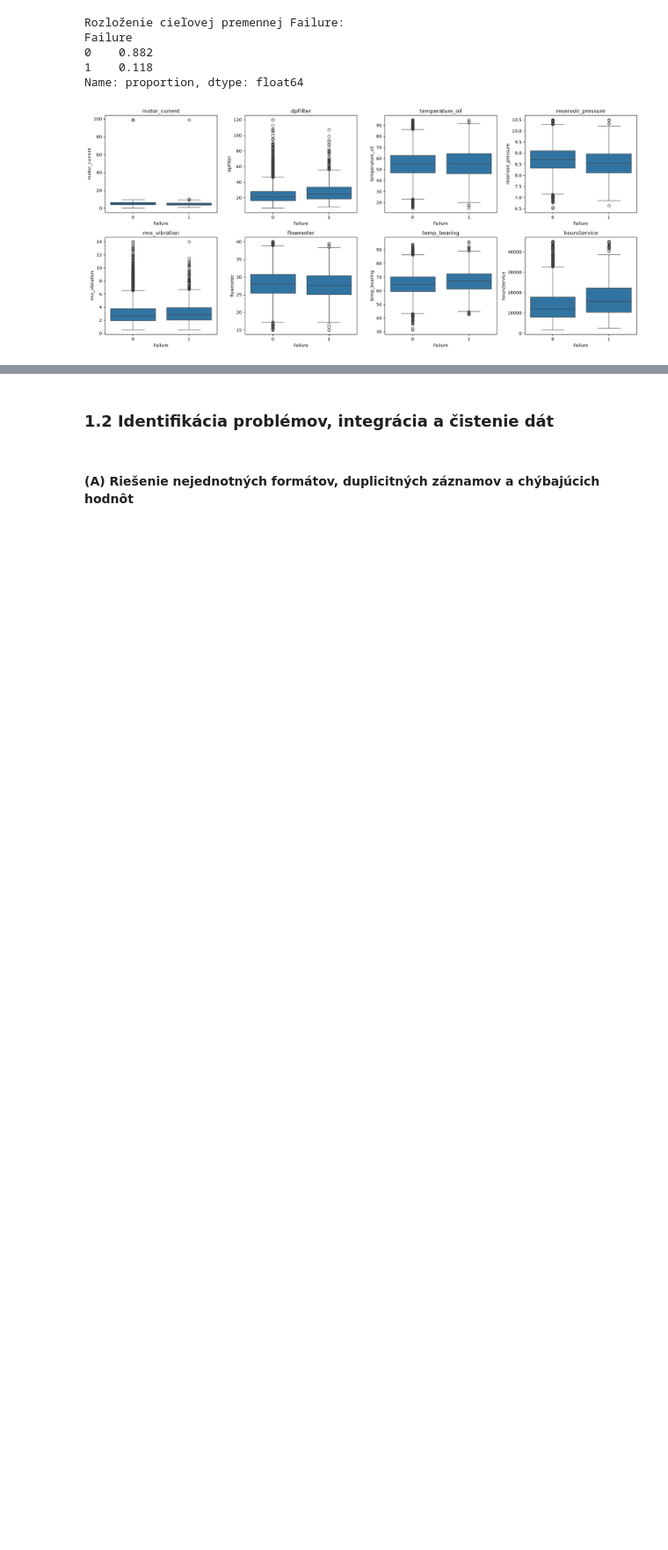
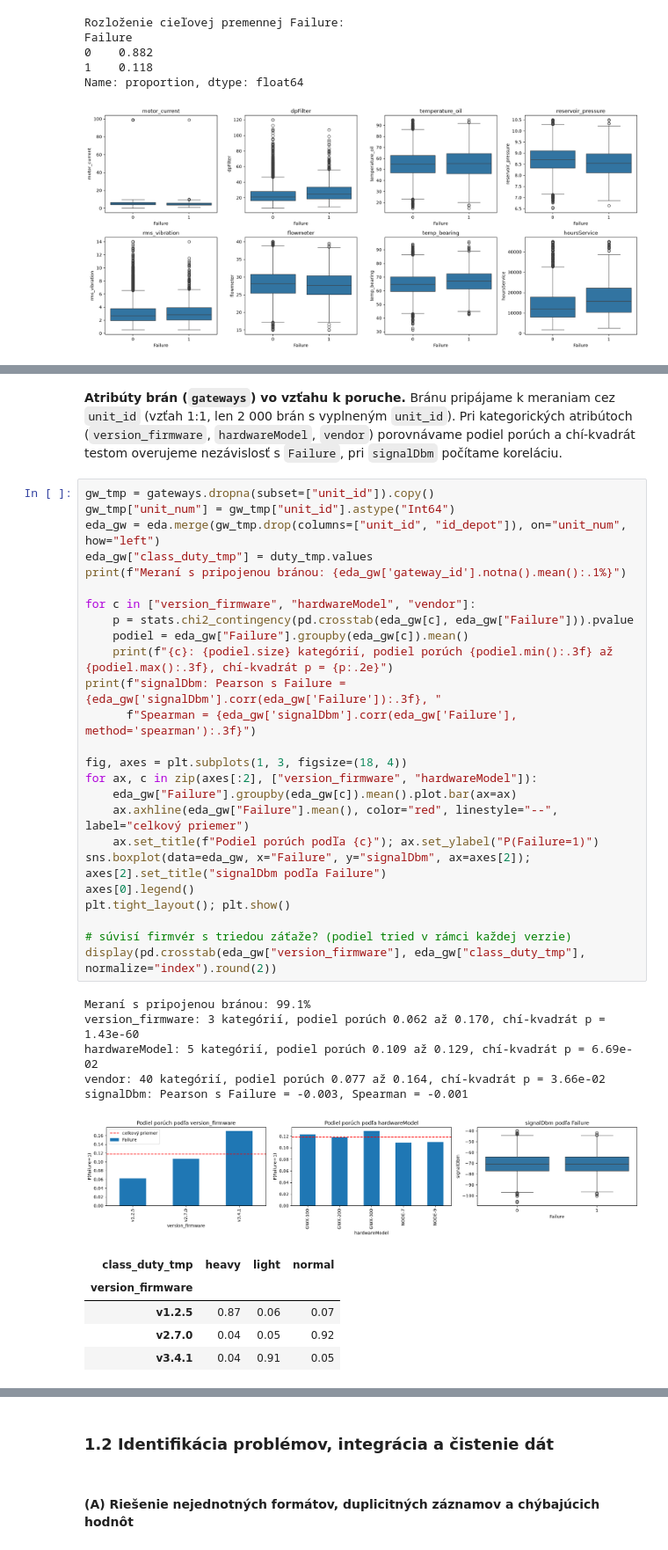
Before and after one commit to deno555/iau_projekt, a Jupyter notebook: IAU_projekt.ipynb, the cells around one changed output, grey strips where cells are left out. Shown at 88% size. Saved outputs shown, nothing was run; the diff lists cells and outputs as text; blank space fills up the shorter version.

```diff
--- a/IAU_projekt.ipynb
+++ b/IAU_projekt.ipynb
@@ -380,2 +398,41 @@ plt.tight_layout(); plt.show()
+# %% [markdown]
+**Atribúty brán (`gateways`) vo vzťahu k poruche.** Bránu pripájame k meraniam cez `unit_id` (vzťah 1:1, len 2 000 brán s vyplneným `unit_id`). Pri kategorických atribútoch (`version_firmware`, `hardwareModel`, `vendor`) porovnávame podiel porúch a chí-kvadrát testom overujeme nezávislosť s `Failure`, pri `signalDbm` počítame koreláciu.
+# %%
+gw_tmp = gateways.dropna(subset=["unit_id"]).copy()
+gw_tmp["unit_num"] = gw_tmp["unit_id"].astype("Int64")
+eda_gw = eda.merge(gw_tmp.drop(columns=["unit_id", "id_depot"]), on="unit_num", how="left")
+eda_gw["class_duty_tmp"] = duty_tmp.values
+print(f"Meraní s pripojenou bránou: {eda_gw['gateway_id'].notna().mean():.1%}")
+
+for c in ["version_firmware", "hardwareModel", "vendor"]:
+    p = stats.chi2_contingency(pd.crosstab(eda_gw[c], eda_gw["Failure"])).pvalue
+    podiel = eda_gw["Failure"].groupby(eda_gw[c]).mean()
+    print(f"{c}: {podiel.size} kategórií, podiel porúch {podiel.min():.3f} až {podiel.max():.3f}, chí-kvadrát p = {p:.2e}")
+print(f"signalDbm: Pearson s Failure = {eda_gw['signalDbm'].corr(eda_gw['Failure']):.3f}, "
+      f"Spearman = {eda_gw['signalDbm'].corr(eda_gw['Failure'], method='spearman'):.3f}")
+
+fig, axes = plt.subplots(1, 3, figsize=(18, 4))
+for ax, c in zip(axes[:2], ["version_firmware", "hardwareModel"]):
+    eda_gw["Failure"].groupby(eda_gw[c]).mean().plot.bar(ax=ax)
+    ax.axhline(eda_gw["Failure"].mean(), color="red", linestyle="--", label="celkový priemer")
+    ax.set_title(f"Podiel porúch podľa {c}"); ax.set_ylabel("P(Failure=1)")
+sns.boxplot(data=eda_gw, x="Failure", y="signalDbm", ax=axes[2]); axes[2].set_title("signalDbm podľa Failure")
+axes[0].legend()
+plt.tight_layout(); plt.show()
+
+# súvisí firmvér s triedou záťaže? (podiel tried v rámci každej verzie)
+display(pd.crosstab(eda_gw["version_firmware"], eda_gw["class_duty_tmp"], normalize="index").round(2))
+# %% [output]
+Meraní s pripojenou bránou: 99.1%
+version_firmware: 3 kategórií, podiel porúch 0.062 až 0.170, chí-kvadrát p = 1.43e-60
+hardwareModel: 5 kategórií, podiel porúch 0.109 až 0.129, chí-kvadrát p = 6.69e-02
+vendor: 40 kategórií, podiel porúch 0.077 až 0.164, chí-kvadrát p = 3.66e-02
+signalDbm: Pearson s Failure = -0.003, Spearman = -0.001
+[figure, added]
+| class_duty_tmp | heavy | light | normal |
+| version_firmware |  |  |  |
+| v1.2.5 | 0.87 | 0.06 | 0.07 |
+| v2.7.0 | 0.04 | 0.05 | 0.92 |
+| v3.4.1 | 0.04 | 0.91 | 0.05 |
 # %% [markdown]
 **Zistenia (D):**
```
Also changed, not shown: parts of 48 cells of this notebook.
